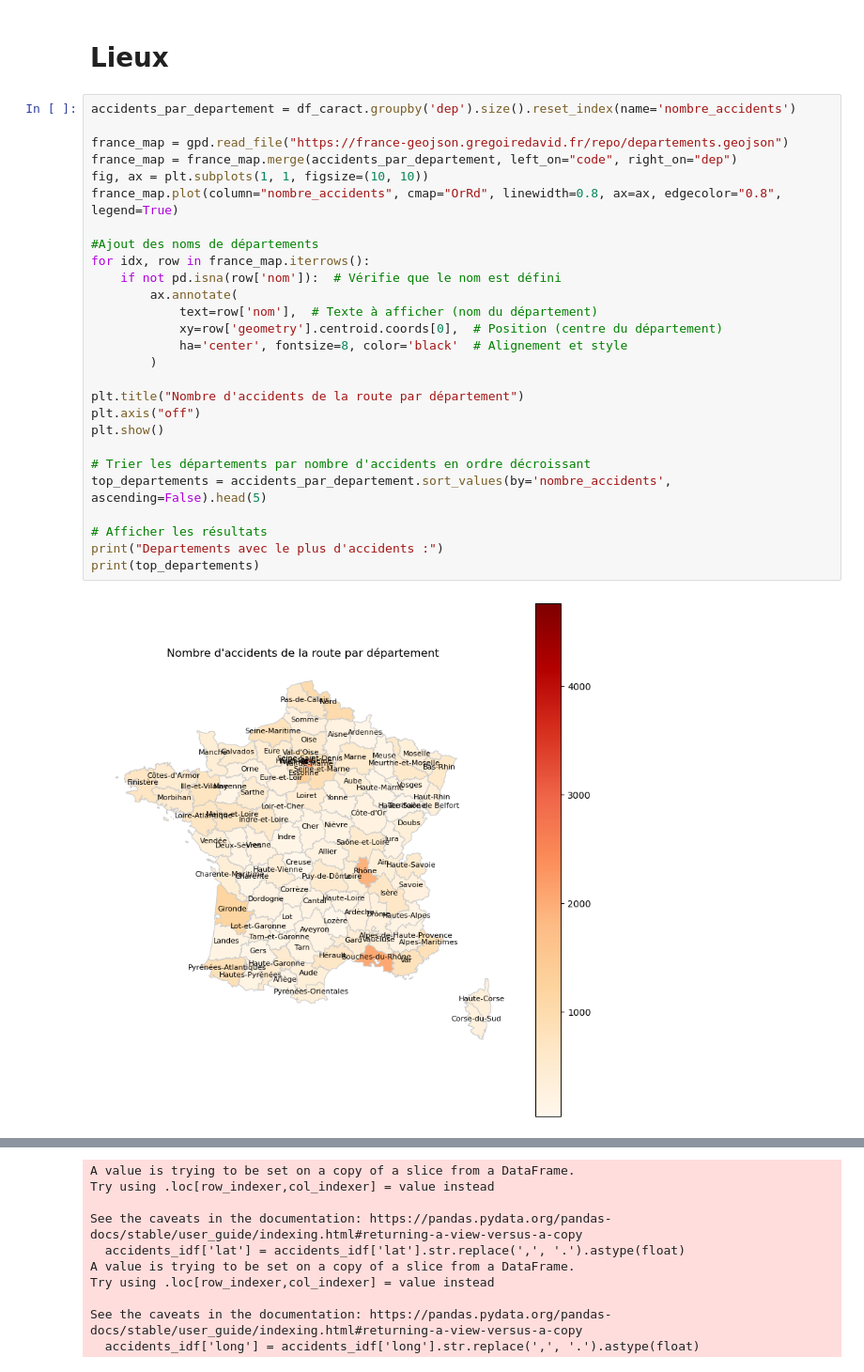
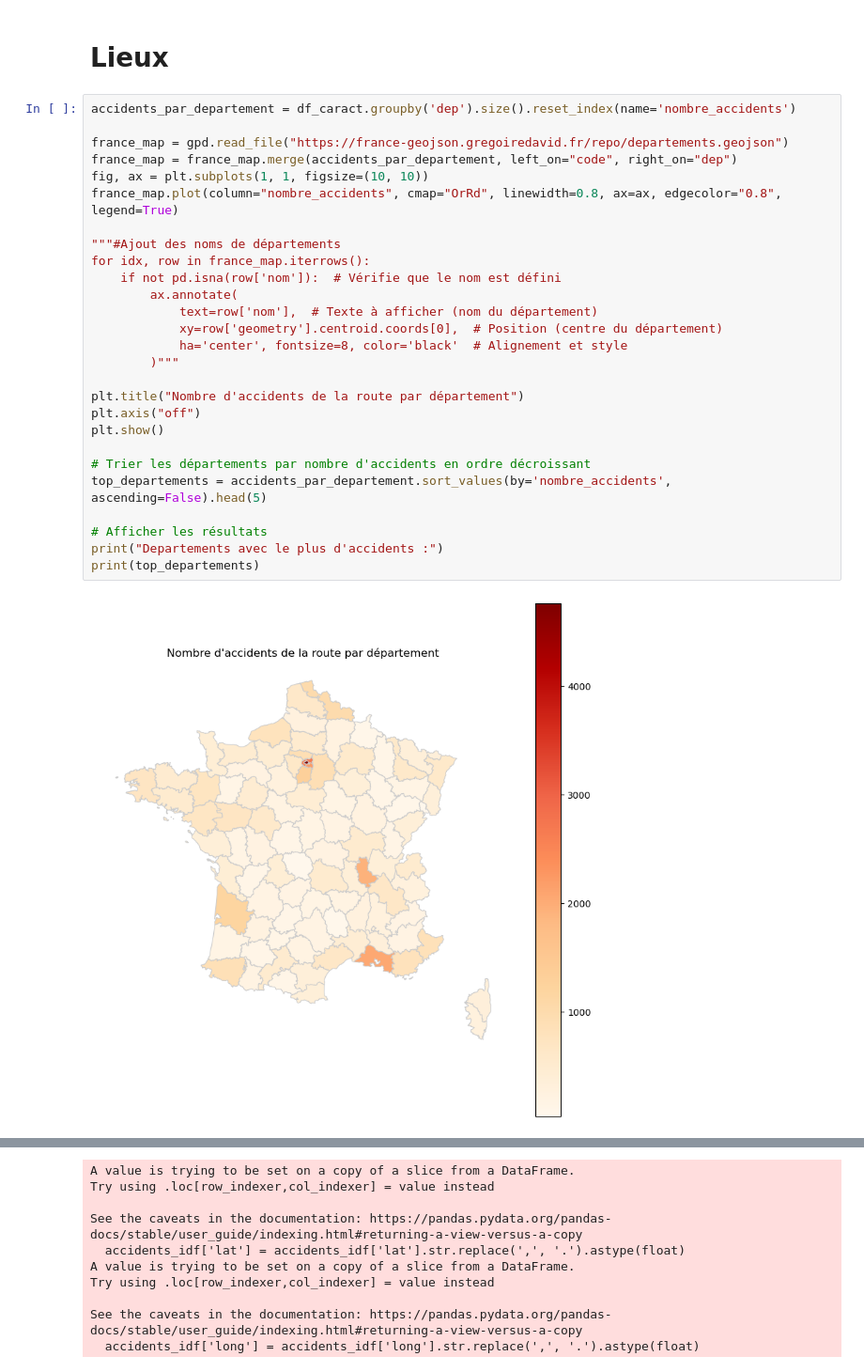
Before and after one commit to ABE-svg/Projet-Python-pour-la-Data-Science, a Jupyter notebook: analyse_caract_lieux.ipynb, the cells around one changed output, grey strips where cells are left out. Shown at 94% size. Saved outputs shown, nothing was run; the diff lists cells and outputs as text.

```diff
--- a/analyse_caract_lieux.ipynb
+++ b/analyse_caract_lieux.ipynb
@@ -570,32 +579,32 @@ Hypothèse : Les accidents se produisent souvent dans des conditions normales, s
 # %%
 accidents_par_departement = df_caract.groupby('dep').size().reset_index(name='nombre_accidents')
 
 france_map = gpd.read_file("https://france-geojson.gregoiredavid.fr/repo/departements.geojson")
 france_map = france_map.merge(accidents_par_departement, left_on="code", right_on="dep")
 fig, ax = plt.subplots(1, 1, figsize=(10, 10))
 france_map.plot(column="nombre_accidents", cmap="OrRd", linewidth=0.8, ax=ax, edgecolor="0.8", legend=True)
 
-#Ajout des noms de départements
+"""#Ajout des noms de départements
 for idx, row in france_map.iterrows():
     if not pd.isna(row['nom']):  # Vérifie que le nom est défini
         ax.annotate(
             text=row['nom'],  # Texte à afficher (nom du département)
             xy=row['geometry'].centroid.coords[0],  # Position (centre du département)
             ha='center', fontsize=8, color='black'  # Alignement et style
-        )
+        )"""
 
 plt.title("Nombre d'accidents de la route par département")
 plt.axis("off")
 plt.show()
 
 # Trier les départements par nombre d'accidents en ordre décroissant
 top_departements = accidents_par_departement.sort_values(by='nombre_accidents', ascending=False).head(5)
 
 # Afficher les résultats
 print("Departements avec le plus d'accidents :")
 print(top_departements)
 # %% [output]
-[figure, old version]
+[figure, new version]
 Departements avec le plus d'accidents :
    dep  nombre_accidents
 75  75              4763
```
Also changed, not shown: parts of 4 cells of this notebook, 1 other file.
